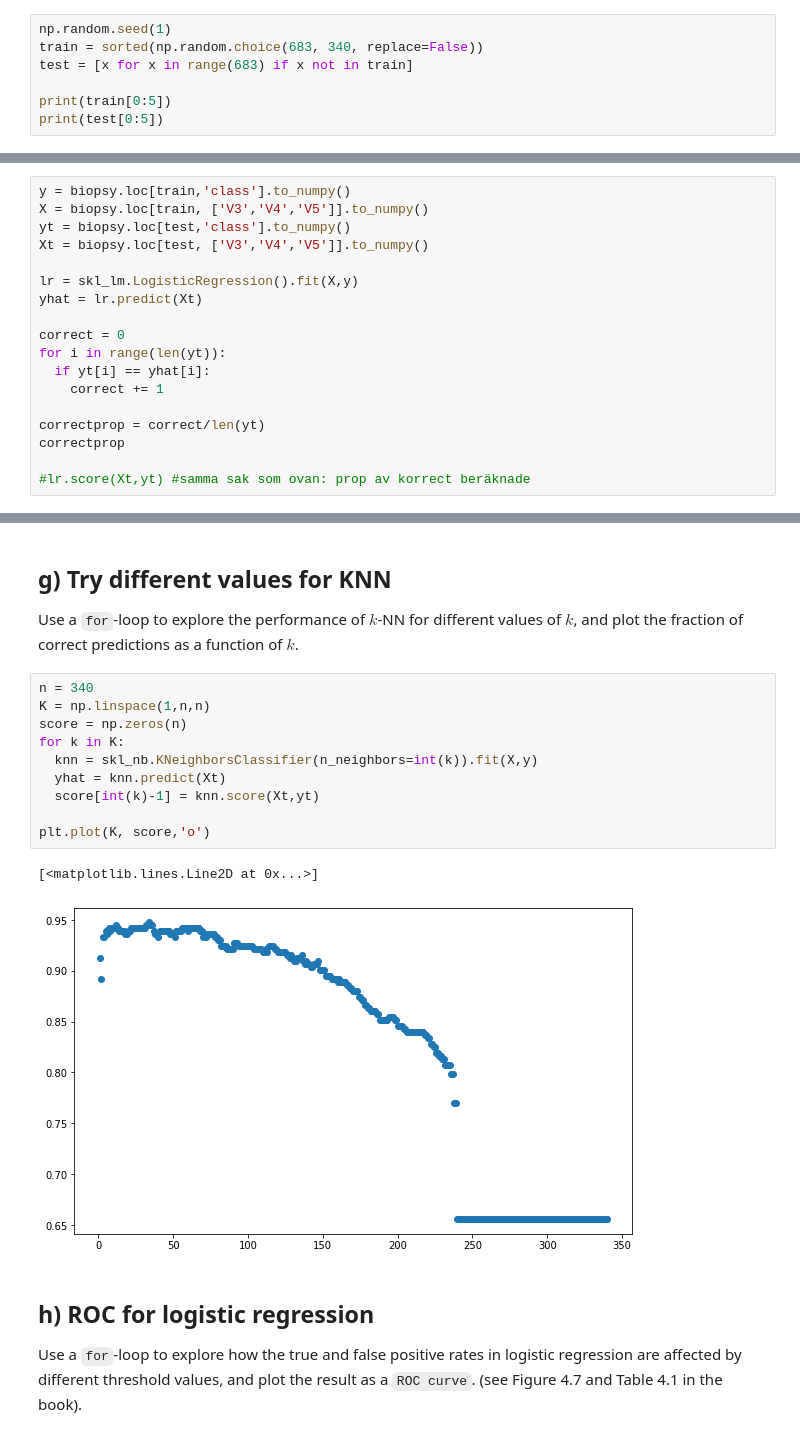
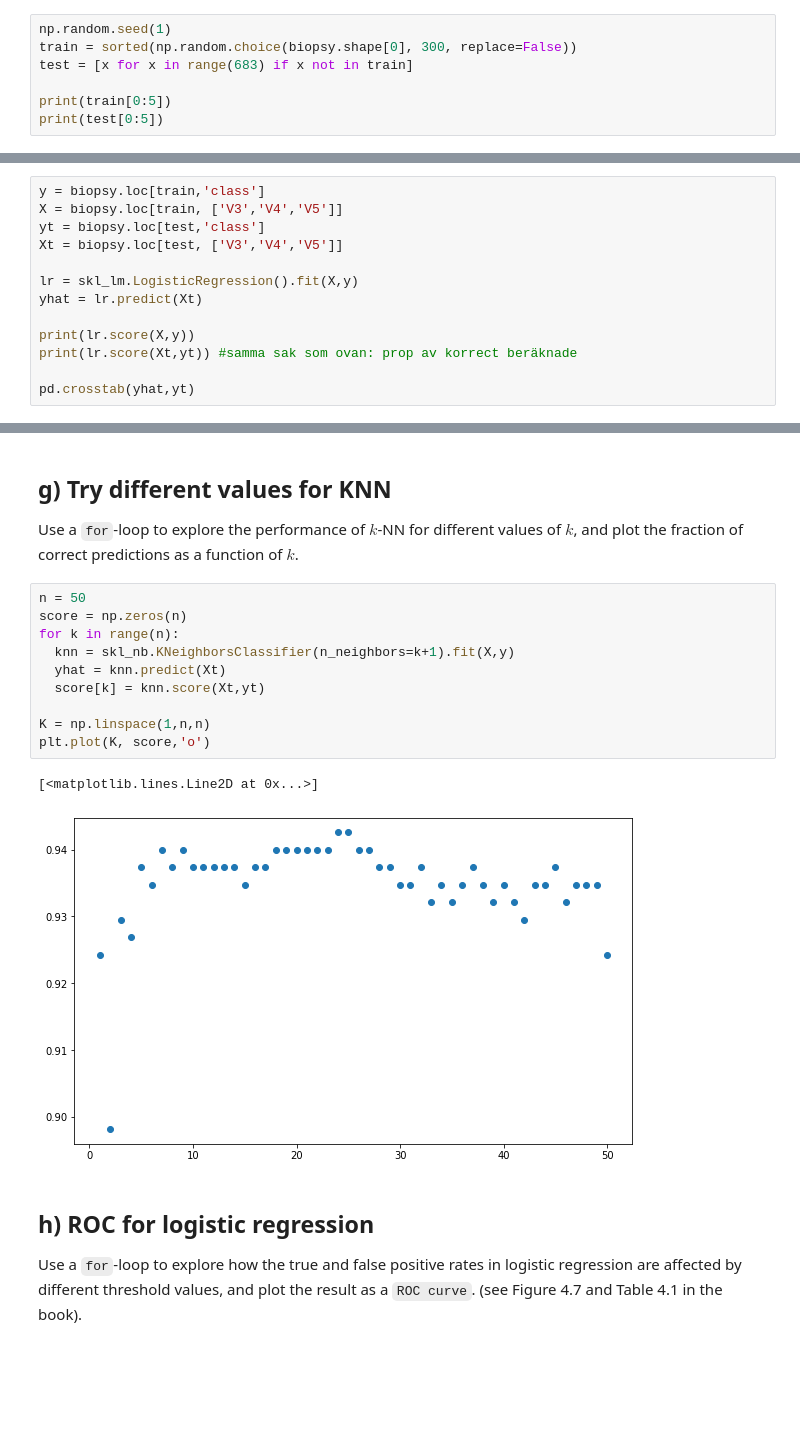
Before and after one commit to flapinski/SML, a Jupyter notebook: exercises/SML-session_4.ipynb, the cells around one changed output, grey strips where cells are left out. Drawn from its saved outputs; the diff is of its cells as text; blank space fills up the shorter version.

```diff
--- a/exercises/SML-session_4.ipynb
+++ b/exercises/SML-session_4.ipynb
@@ -61,7 +56,7 @@ biopsy
 Split the data randomly into a training set and a test set of approximately similar size.
 # %%
 np.random.seed(1)
-train = sorted(np.random.choice(683, 340, replace=False))
+train = sorted(np.random.choice(biopsy.shape[0], 300, replace=False))
 test = [x for x in range(683) if x not in train]
 
 print(train[0:5])
@@ -74,21 +68,16 @@ print(test[0:5])
 ## c) Logistic regression <a id='4.1-c'></a>
 Perform logistic regression with `class` as output variable and `V3`, `V4` and `V5` as input variables. Do a prediction on the test set, and compute (i) the fraction of correct predictions and (ii) the confusion matrix (using, for examnple, `pandas.crosstab()`). The commands `skl_lm.LogisticRegression()` and `model.predict()` are useful. Is the performance any good, and what does the confusion matrix tell you?
 # %%
-y = biopsy.loc[train,'class'].to_numpy()
-X = biopsy.loc[train, ['V3','V4','V5']].to_numpy()
-yt = biopsy.loc[test,'class'].to_numpy()
-Xt = biopsy.loc[test, ['V3','V4','V5']].to_numpy()
+y = biopsy.loc[train,'class']
+X = biopsy.loc[train, ['V3','V4','V5']]
+yt = biopsy.loc[test,'class']
+Xt = biopsy.loc[test, ['V3','V4','V5']]
 
 lr = skl_lm.LogisticRegression().fit(X,y)
 yhat = lr.predict(Xt)
 
-correct = 0
-for i in range(len(yt)):
-  if yt[i] == yhat[i]:
-    correct += 1
+print(lr.score(X,y))
+print(lr.score(Xt,yt)) #samma sak som ovan: prop av korrect beräknade
 
-correctprop = correct/len(yt)
-correctprop
-
-#lr.score(Xt,yt) #samma sak som ovan: prop av korrect beräknade
+pd.crosstab(yhat,yt)
 # %% [output]
@@ -131,18 +152,18 @@ knn.score(Xt,yt) #samma sak som ovan: prop av korrect beräknade
 Use a `for`-loop to explore the performance of $k$-NN for different values of $k$, and plot the fraction of correct
 predictions as a function of $k$.
 # %%
-n = 340
+n = 50
+score = np.zeros(n)
+for k in range(n):
+  knn = skl_nb.KNeighborsClassifier(n_neighbors=k+1).fit(X,y)
+  yhat = knn.predict(Xt)
+  score[k] = knn.score(Xt,yt)
+
 K = np.linspace(1,n,n)
-score = np.zeros(n)
-for k in K:
-  knn = skl_nb.KNeighborsClassifier(n_neighbors=int(k)).fit(X,y)
-  yhat = knn.predict(Xt)
-  score[int(k)-1] = knn.score(Xt,yt)
-
 plt.plot(K, score,'o')
 # %% [output]
 [<matplotlib.lines.Line2D at 0x...>]
-[figure, old version]
+[figure, new version]
 # %% [markdown]
 ## h) ROC for logistic regression
 Use a `for`-loop to explore how the true and false positive rates in logistic regression are affected by different threshold values, and plot the result as a `ROC curve`. (see Figure 4.7 and Table 4.1 in the book).
```
Also changed, not shown: parts of 9 cells of this notebook.
